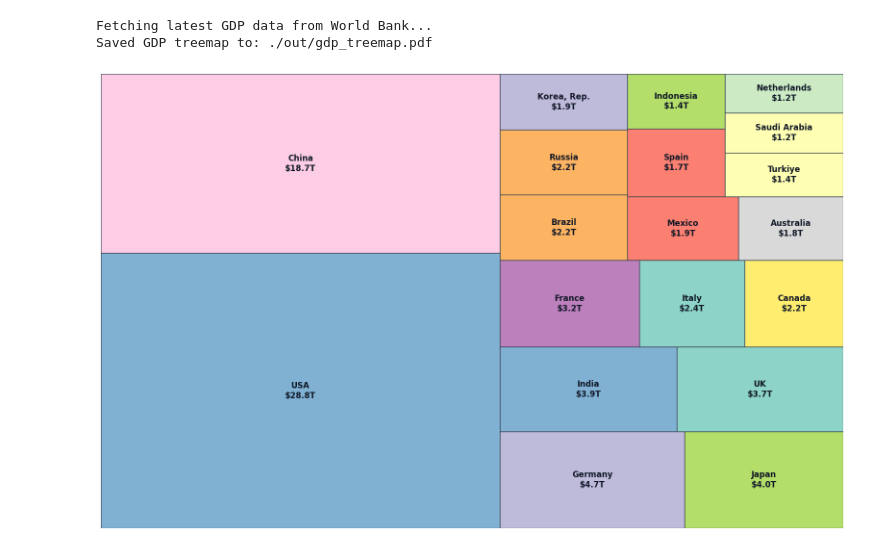
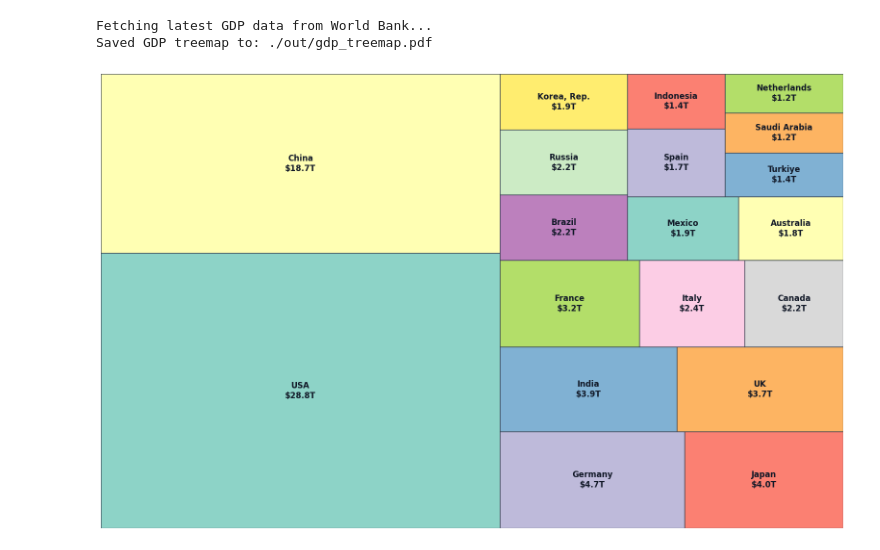
Before and after one commit to NehuaV/data_vis_proj, a Jupyter notebook: main.ipynb, the cells around one changed output. Saved outputs shown, nothing was run; the diff lists cells and outputs as text; code cells hidden in the pictures.

```diff
--- a/main.ipynb
+++ b/main.ipynb
@@ -768,16 +782,11 @@ fig.subplots_adjust(
     bottom=PLOT_LAYOUT['bottom']
 )
 
-# Create a qualitative color palette - random/distinct colors for each country
-# Use a vibrant qualitative palette that provides good distinction
+# Create a sequential color palette using magma
 n_countries = len(df_top)
-# Use Set3 for good color variety and distinction
-color_palette = sns.color_palette('Set3', n_colors=n_countries)
-# Shuffle to make it random rather than ordered
-import random
-colors = random.sample(color_palette, n_countries)
+colors = sns.color_palette("Set3", n_countries)
 
-# Plot treemap with no gaps (pad=False) and distinct random colors
+# Plot treemap with no gaps (pad=False) and sequential colors
 squarify.plot(
     sizes=df_top['GDP Value'],
     label=df_top['Label'],
@@ -793,34 +802,34 @@ squarify.plot(
 )
 
 # Add visible borders around each cell for better distinction
 # Get all Rectangle patches from the axes (created by squarify.plot)
 for patch in ax.patches:
     if isinstance(patch, Rectangle):
         # Use darker border color for better visibility
         patch.set_edgecolor(PLOT_COLORS['text_secondary'])  # '#374151' - medium gray
         patch.set_linewidth(1.0)  # Thicker border
 
 ax.axis('off')  # Turn off the x/y axis
 
 # Ensure background is white (consistent with other plots)
 fig.patch.set_facecolor(PLOT_COLORS['background'])
 ax.set_facecolor(PLOT_COLORS['background'])
 
 plt.tight_layout(pad=PLOT_LAYOUT['pad'])
 
 # Save to PDF
 os.makedirs('./out', exist_ok=True)
 pdf_path = './out/gdp_treemap.pdf'
 with PdfPages(pdf_path) as pdf:
     pdf.savefig(fig, bbox_inches='tight')
 
 print(f"Saved GDP treemap to: {pdf_path}")
 
 plt.show()
 # %% [output]
 Fetching latest GDP data from World Bank...
 Saved GDP treemap to: ./out/gdp_treemap.pdf
-[figure, old version]
+[figure, new version]
 # %%
 
 # Load data
```
Also changed, not shown: parts of 9 cells of this notebook, 1 other file.
